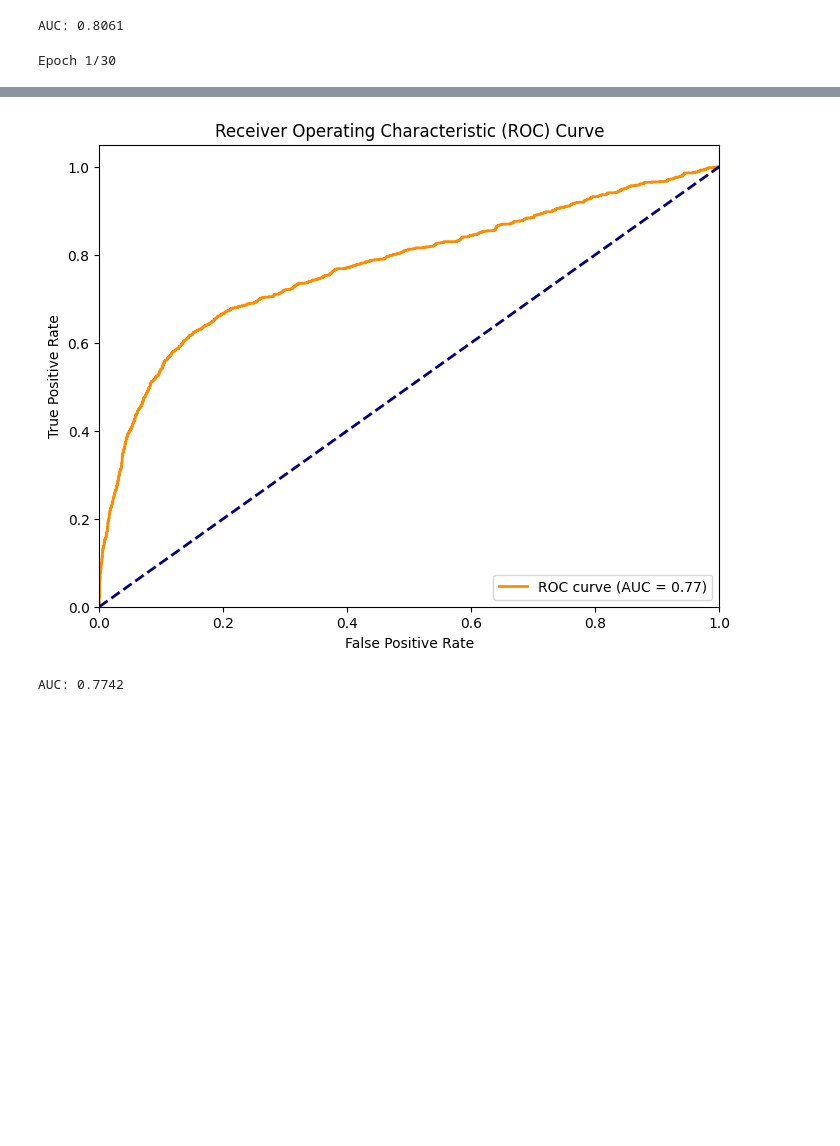
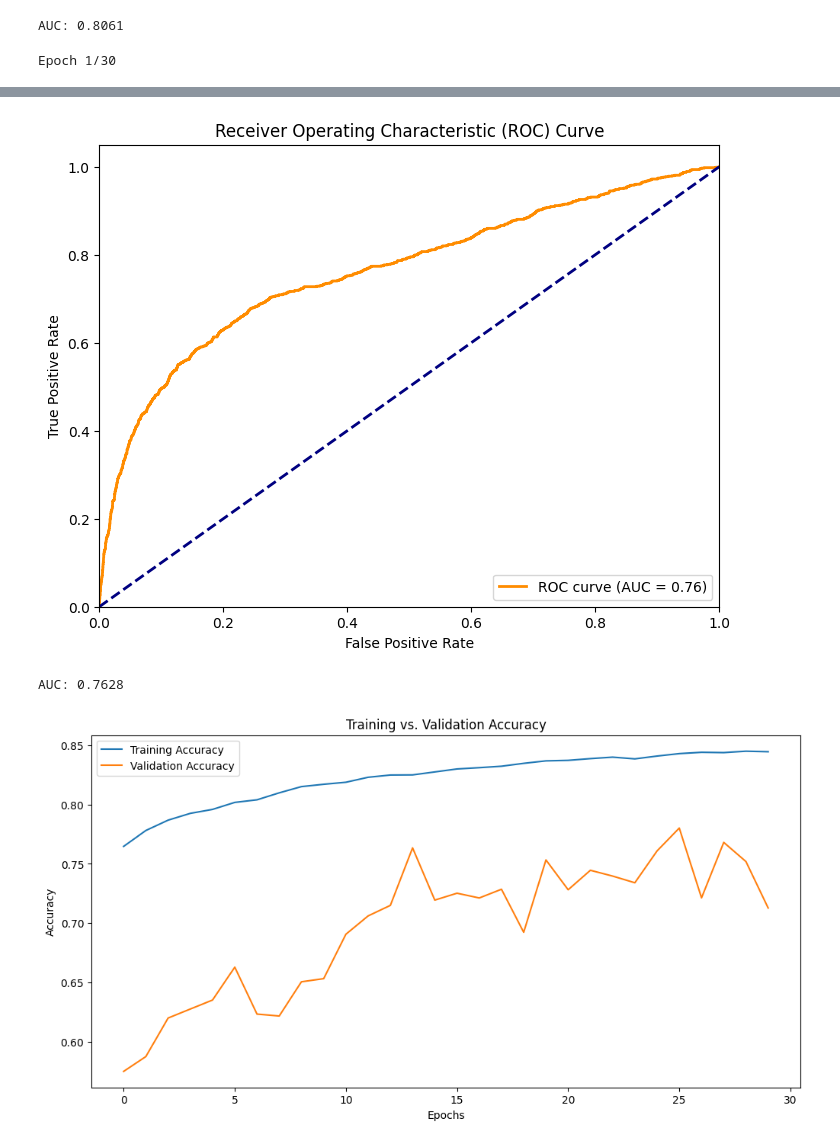
Before and after one commit to HRashmika/Bank_Prediction, a Jupyter notebook: ML_CW.ipynb, the cells around one changed output, grey strips where cells are left out. Cells and saved outputs as stored; diff of their text form; code cells hidden in the pictures; blank space fills up the shorter version.

Commit message:
Accuracy

```diff
--- a/ML_CW.ipynb
+++ b/ML_CW.ipynb
@@ -312,23 +312,28 @@ y_test = test_data['y']
 
 # Build the Neural Network model
 model = Sequential([
-    Dense(64, activation='relu', input_dim=X_train.shape[1]),  # Input layer
-    Dropout(0.3),  # Regularization
-    Dense(32, activation='relu'),  # Hidden layer
+    Dense(128, activation='relu', input_dim=X_train.shape[1]),
     Dropout(0.3),
-    Dense(1, activation='sigmoid')  # Output layer for binary classification
+    Dense(64, activation='relu'),
+    Dropout(0.3),
+    Dense(1, activation='sigmoid')
 ])
+
 
 # Compile the model
 model.compile(optimizer='adam', loss='binary_crossentropy', metrics=['accuracy'])
 
 # Train the model
 history = model.fit(X_train, y_train, epochs=30, batch_size=32, validation_split=0.2, verbose=1)
+# Evaluate the model on training data
+train_loss, train_accuracy = model.evaluate(X_train, y_train, verbose=0)
+print(f"\nTraining Accuracy: {train_accuracy:.4f}")
 
-# Evaluate the model
+# Evaluate the model on test data
 test_loss, test_accuracy = model.evaluate(X_test, y_test, verbose=0)
-print(f"\nTest Accuracy: {test_accuracy:.4f}")
+print(f"Test Accuracy: {test_accuracy:.4f}")
 
+# Predict classes on the test set
 y_pred = (model.predict(X_test) > 0.5).astype(int)
 
 print("\nClassification Report:")
@@ -358,5 +363,24 @@ plt.show()
 
 # Print the AUC value
 print(f"\nAUC: {roc_auc:.4f}")
+
+plt.figure(figsize=(12, 6))
+plt.plot(history.history['accuracy'], label='Training Accuracy')
+plt.plot(history.history['val_accuracy'], label='Validation Accuracy')
+plt.xlabel('Epochs')
+plt.ylabel('Accuracy')
+plt.title('Training vs. Validation Accuracy')
+plt.legend()
+plt.show()
+
+# Plot training and validation loss
+plt.figure(figsize=(12, 6))
+plt.plot(history.history['loss'], label='Training Loss')
+plt.plot(history.history['val_loss'], label='Validation Loss')
+plt.xlabel('Epochs')
+plt.ylabel('Loss')
+plt.title('Training vs. Validation Loss')
+plt.legend()
+plt.show()
 # %% [output]
 Epoch 1/30
@@ -379,3 +403,4 @@ Confusion Matrix:
 258/258 ━━━━━━━━━━━━━━━━━━━━ 0s 1ms/step
-[figure, old version]
+[figure, new version]
-AUC: 0.7742
+AUC: 0.7628
+[figure, added]
```
Also changed, not shown: parts of 1 cell of this notebook.
